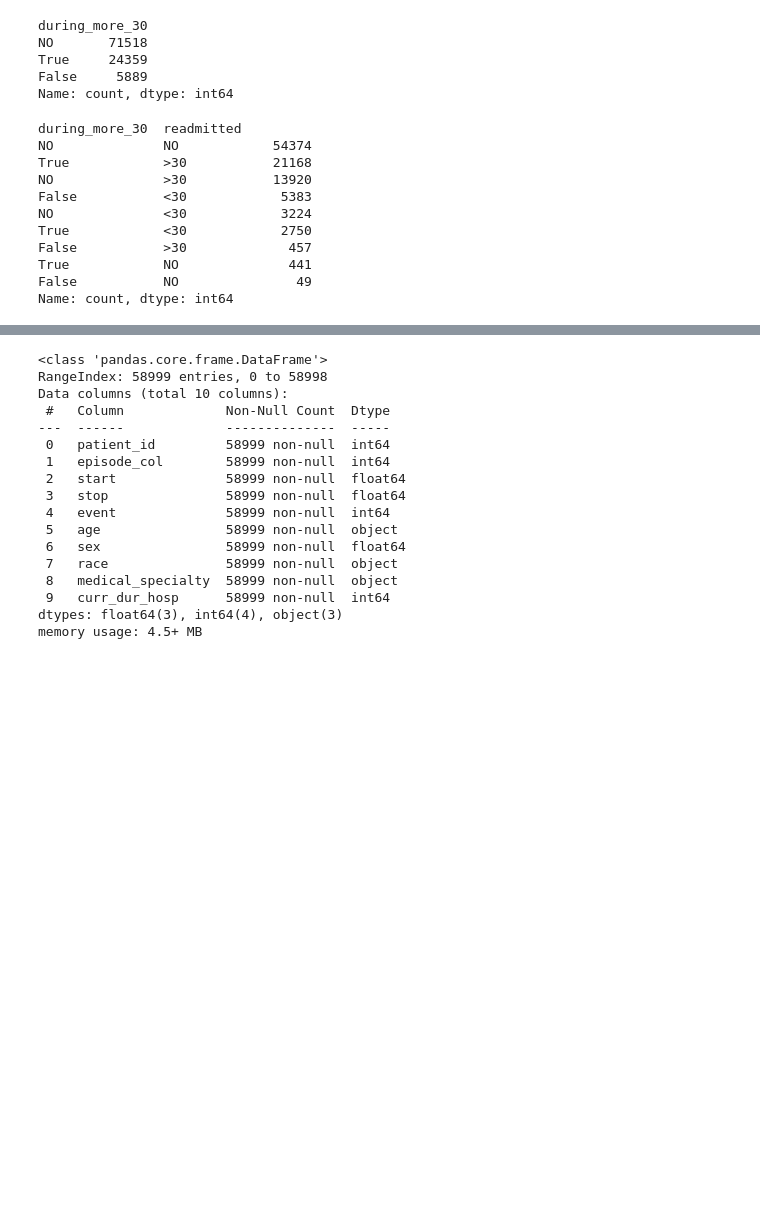
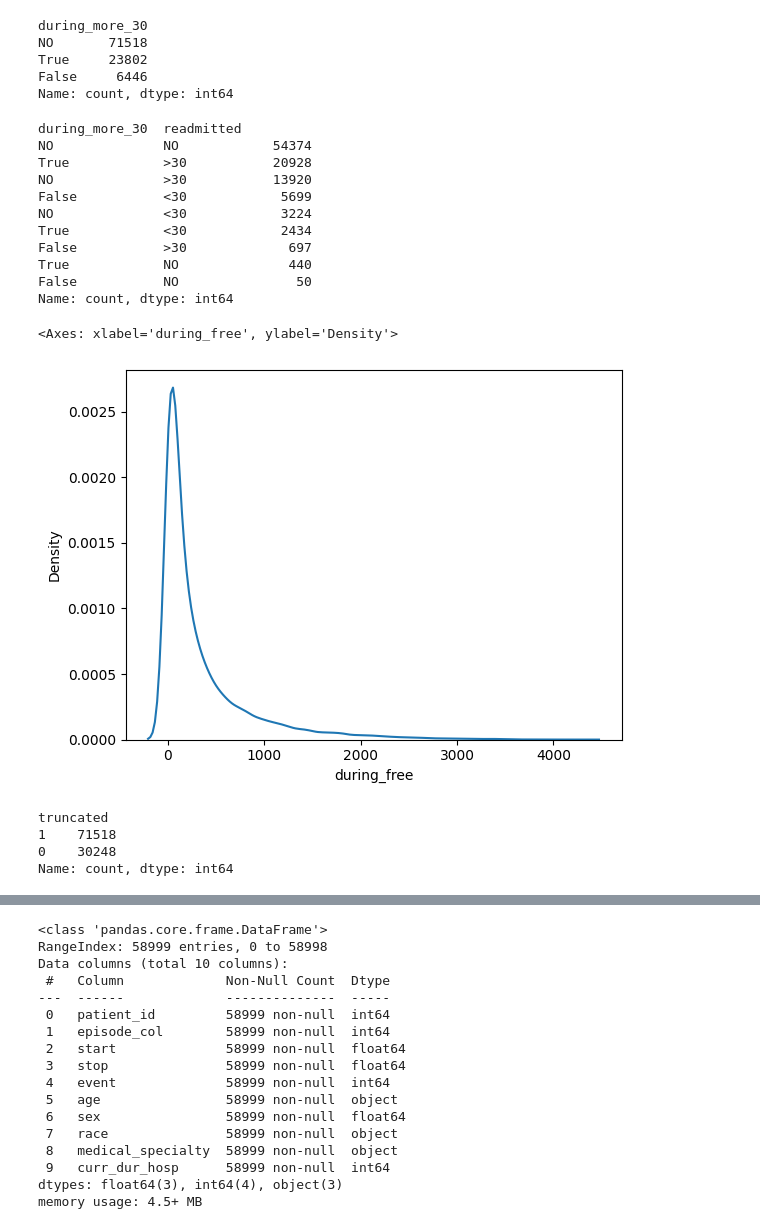
Before and after one commit to DKoleda6/recurrent_event, a Jupyter notebook: exp_common_diabetic.ipynb, the cells around one changed output, grey strips where cells are left out. Drawn from its saved outputs; the diff is of its cells as text; code cells hidden in the pictures; blank space fills up the shorter version.

```diff
--- a/exp_common_diabetic.ipynb
+++ b/exp_common_diabetic.ipynb
@@ -59,22 +42,45 @@ df.loc[df.index[np.where(df["during_free"].isna())[0]], "during_more_30"] = "NO"
+# %%
+# Построение набора данных по диабету
+
+# Считаем разницу между соседними encounter_id для каждого пациента
+df.sort_values(by=['patient_nbr', 'encounter_id'], inplace=True)
+df['encounter_id_diff'] = df.groupby('patient_nbr')['encounter_id'].diff().fillna(0)
+df['readmitted_prev'] = df.groupby('patient_nbr')['readmitted'].shift(1)
+
+df["DATE"] = pd.to_datetime(df['encounter_id'], unit='s', origin='1999-01-01')
+
+df["days_in_hospital"] = pd.to_timedelta(df["time_in_hospital"], unit='days')
+df["start"] = df["DATE"] + df["days_in_hospital"]
+
+df["stop"] = df.groupby('patient_nbr')["DATE"].shift(-1)
+df["during_free"] = (df["stop"] - df["start"]).dt.days
+
+df["during_more_30"] = (df["during_free"] >= 30).astype("str")
+df.loc[df.index[np.where(df["during_free"].isna())[0]], "during_more_30"] = "NO"
 # %%
 df["during_more_30"].value_counts()
 # %% [output]
 during_more_30
 NO       71518
-True     24359
-False     5889
+True     23802
+False     6446
 Name: count, dtype: int64
 # %%
 df[["during_more_30", "readmitted"]].value_counts()
 # %% [output]
 during_more_30  readmitted
 NO              NO            54374
-True            >30           21168
+True            >30           20928
 NO              >30           13920
-False           <30            5383
+False           <30            5699
 NO              <30            3224
-True            <30            2750
-False           >30             457
-True            NO              441
-False           NO               49
+True            <30            2434
+False           >30             697
+True            NO              440
+False           NO               50
 Name: count, dtype: int64
+# %%
+sns.kdeplot(df["during_free"])
+# %% [output]
+<Axes: xlabel='during_free', ylabel='Density'>
+[figure, added]
@@ -80,0 +109,7 @@ Name: count, dtype: int64
+# %%
+df_diab["truncated"].value_counts()
+# %% [output]
+truncated
+1    71518
+0    30248
+Name: count, dtype: int64
```
Also changed, not shown: parts of 14 cells of this notebook.
